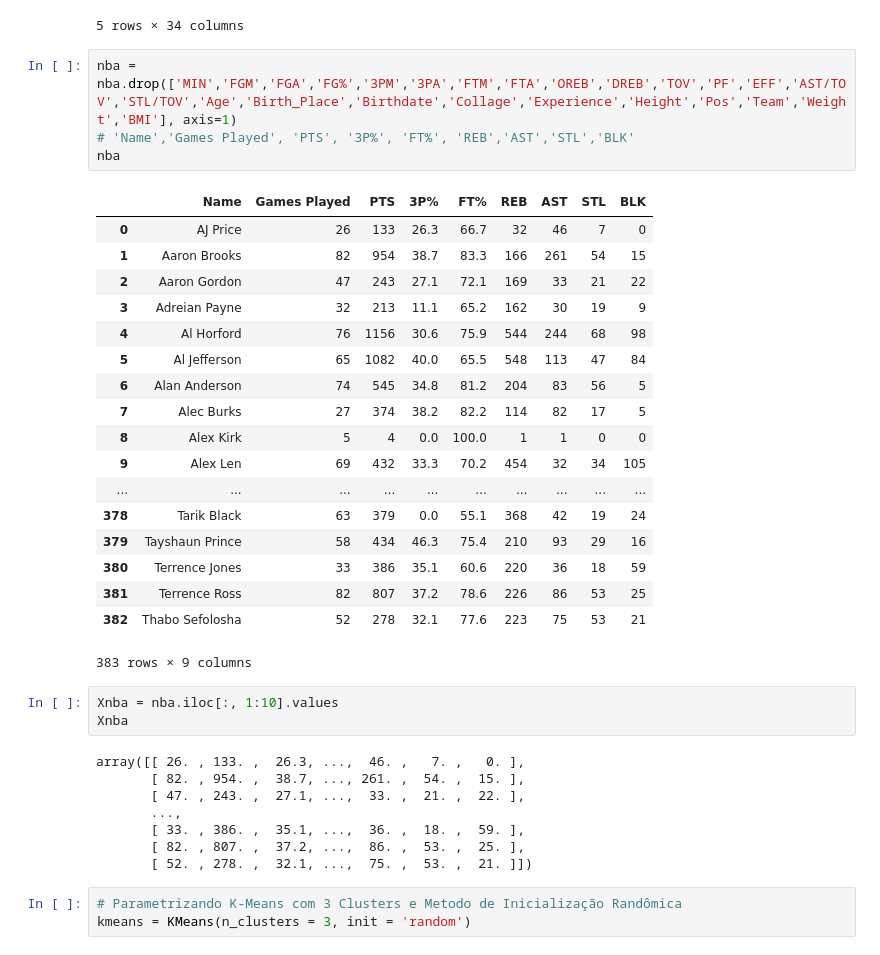
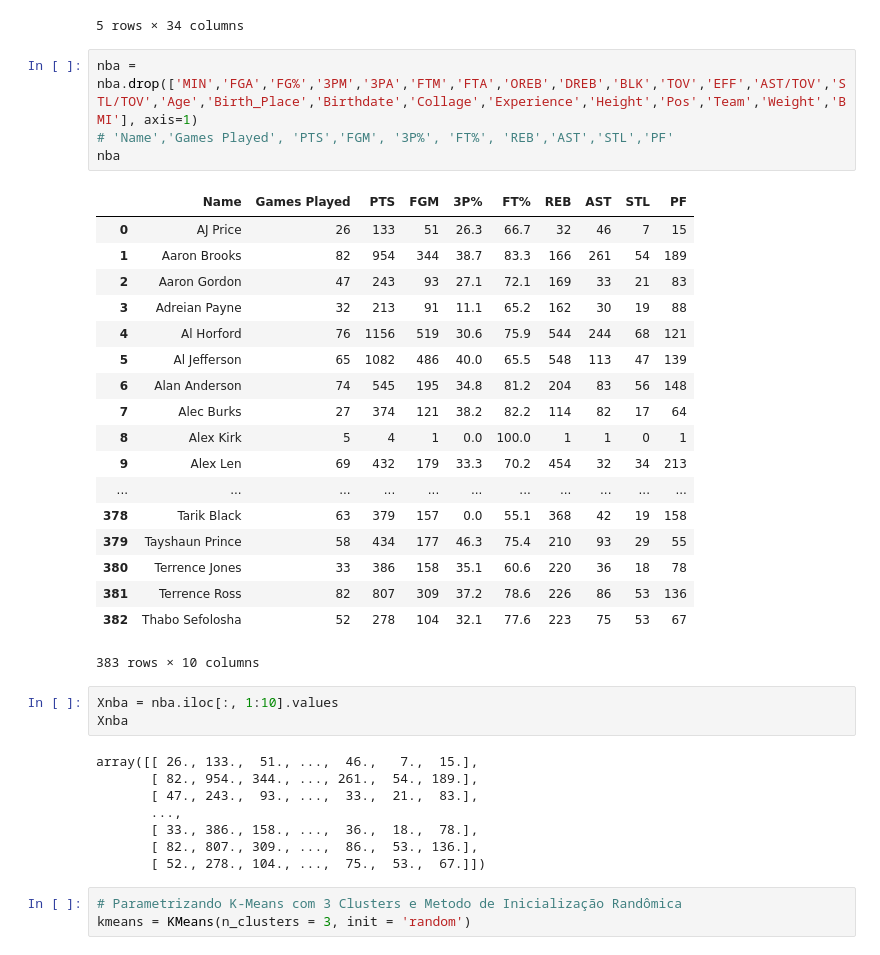
Before and after one commit to tiagohcp/Inteligencia_Artificial, a Jupyter notebook: clustering/Cluster - NBA Stats.ipynb, the cells around one changed output. Saved outputs shown, nothing was run; the diff lists cells and outputs as text.

```diff
--- a/clustering/Cluster - NBA Stats.ipynb
+++ b/clustering/Cluster - NBA Stats.ipynb
@@ -14,39 +14,39 @@ nba.head()
 | 4 | Al Horford | 76 | 2318 | 1156 | 519 | 965 | 53.8 | 11 | 36 | 30.6 | ... |
 5 rows × 34 columns
 # %%
-nba = nba.drop(['MIN','FGM','FGA','FG%','3PM','3PA','FTM','FTA','OREB','DREB','TOV','PF','EFF','AST/TOV','STL/TOV','Age','Birth_Place','Birthdate','Collage','Experience','Height','Pos','Team','Weight','BMI'], axis=1)
-# 'Name','Games Played', 'PTS', '3P%', 'FT%', 'REB','AST','STL','BLK'
+nba = nba.drop(['MIN','FGA','FG%','3PM','3PA','FTM','FTA','OREB','DREB','BLK','TOV','EFF','AST/TOV','STL/TOV','Age','Birth_Place','Birthdate','Collage','Experience','Height','Pos','Team','Weight','BMI'], axis=1)
+# 'Name','Games Played', 'PTS','FGM', '3P%', 'FT%', 'REB','AST','STL','PF'
 nba
 # %% [output]
-|  | Name | Games Played | PTS | 3P% | FT% | REB | AST | STL | BLK |
-| 0 | AJ Price | 26 | 133 | 26.3 | 66.7 | 32 | 46 | 7 | 0 |
-| 1 | Aaron Brooks | 82 | 954 | 38.7 | 83.3 | 166 | 261 | 54 | 15 |
-| 2 | Aaron Gordon | 47 | 243 | 27.1 | 72.1 | 169 | 33 | 21 | 22 |
-| 3 | Adreian Payne | 32 | 213 | 11.1 | 65.2 | 162 | 30 | 19 | 9 |
-| 4 | Al Horford | 76 | 1156 | 30.6 | 75.9 | 544 | 244 | 68 | 98 |
-| 5 | Al Jefferson | 65 | 1082 | 40.0 | 65.5 | 548 | 113 | 47 | 84 |
-| 6 | Alan Anderson | 74 | 545 | 34.8 | 81.2 | 204 | 83 | 56 | 5 |
-| 7 | Alec Burks | 27 | 374 | 38.2 | 82.2 | 114 | 82 | 17 | 5 |
-| 8 | Alex Kirk | 5 | 4 | 0.0 | 100.0 | 1 | 1 | 0 | 0 |
-| 9 | Alex Len | 69 | 432 | 33.3 | 70.2 | 454 | 32 | 34 | 105 |
-| ... | ... | ... | ... | ... | ... | ... | ... | ... | ... |
-| 378 | Tarik Black | 63 | 379 | 0.0 | 55.1 | 368 | 42 | 19 | 24 |
-| 379 | Tayshaun Prince | 58 | 434 | 46.3 | 75.4 | 210 | 93 | 29 | 16 |
-| 380 | Terrence Jones | 33 | 386 | 35.1 | 60.6 | 220 | 36 | 18 | 59 |
-| 381 | Terrence Ross | 82 | 807 | 37.2 | 78.6 | 226 | 86 | 53 | 25 |
-| 382 | Thabo Sefolosha | 52 | 278 | 32.1 | 77.6 | 223 | 75 | 53 | 21 |
+|  | Name | Games Played | PTS | FGM | 3P% | FT% | REB | AST | STL | PF |
+| 0 | AJ Price | 26 | 133 | 51 | 26.3 | 66.7 | 32 | 46 | 7 | 15 |
+| 1 | Aaron Brooks | 82 | 954 | 344 | 38.7 | 83.3 | 166 | 261 | 54 | 189 |
+| 2 | Aaron Gordon | 47 | 243 | 93 | 27.1 | 72.1 | 169 | 33 | 21 | 83 |
+| 3 | Adreian Payne | 32 | 213 | 91 | 11.1 | 65.2 | 162 | 30 | 19 | 88 |
+| 4 | Al Horford | 76 | 1156 | 519 | 30.6 | 75.9 | 544 | 244 | 68 | 121 |
+| 5 | Al Jefferson | 65 | 1082 | 486 | 40.0 | 65.5 | 548 | 113 | 47 | 139 |
+| 6 | Alan Anderson | 74 | 545 | 195 | 34.8 | 81.2 | 204 | 83 | 56 | 148 |
+| 7 | Alec Burks | 27 | 374 | 121 | 38.2 | 82.2 | 114 | 82 | 17 | 64 |
+| 8 | Alex Kirk | 5 | 4 | 1 | 0.0 | 100.0 | 1 | 1 | 0 | 1 |
+| 9 | Alex Len | 69 | 432 | 179 | 33.3 | 70.2 | 454 | 32 | 34 | 213 |
+| ... | ... | ... | ... | ... | ... | ... | ... | ... | ... | ... |
+| 378 | Tarik Black | 63 | 379 | 157 | 0.0 | 55.1 | 368 | 42 | 19 | 158 |
+| 379 | Tayshaun Prince | 58 | 434 | 177 | 46.3 | 75.4 | 210 | 93 | 29 | 55 |
+| 380 | Terrence Jones | 33 | 386 | 158 | 35.1 | 60.6 | 220 | 36 | 18 | 78 |
+| 381 | Terrence Ross | 82 | 807 | 309 | 37.2 | 78.6 | 226 | 86 | 53 | 136 |
+| 382 | Thabo Sefolosha | 52 | 278 | 104 | 32.1 | 77.6 | 223 | 75 | 53 | 67 |
-383 rows × 9 columns
+383 rows × 10 columns
 # %%
 Xnba = nba.iloc[:, 1:10].values
 Xnba
 # %% [output]
-array([[ 26. , 133. ,  26.3, ...,  46. ,   7. ,   0. ],
-       [ 82. , 954. ,  38.7, ..., 261. ,  54. ,  15. ],
-       [ 47. , 243. ,  27.1, ...,  33. ,  21. ,  22. ],
+array([[ 26., 133.,  51., ...,  46.,   7.,  15.],
+       [ 82., 954., 344., ..., 261.,  54., 189.],
+       [ 47., 243.,  93., ...,  33.,  21.,  83.],
        ...,
-       [ 33. , 386. ,  35.1, ...,  36. ,  18. ,  59. ],
-       [ 82. , 807. ,  37.2, ...,  86. ,  53. ,  25. ],
-       [ 52. , 278. ,  32.1, ...,  75. ,  53. ,  21. ]])
+       [ 33., 386., 158., ...,  36.,  18.,  78.],
+       [ 82., 807., 309., ...,  86.,  53., 136.],
+       [ 52., 278., 104., ...,  75.,  53.,  67.]])
 # %%
 # Parametrizando K-Means com 3 Clusters e Metodo de Inicialização Randômica
 kmeans = KMeans(n_clusters = 3, init = 'random')
```
Also changed, not shown: parts of 13 cells of this notebook, 4 other files.
